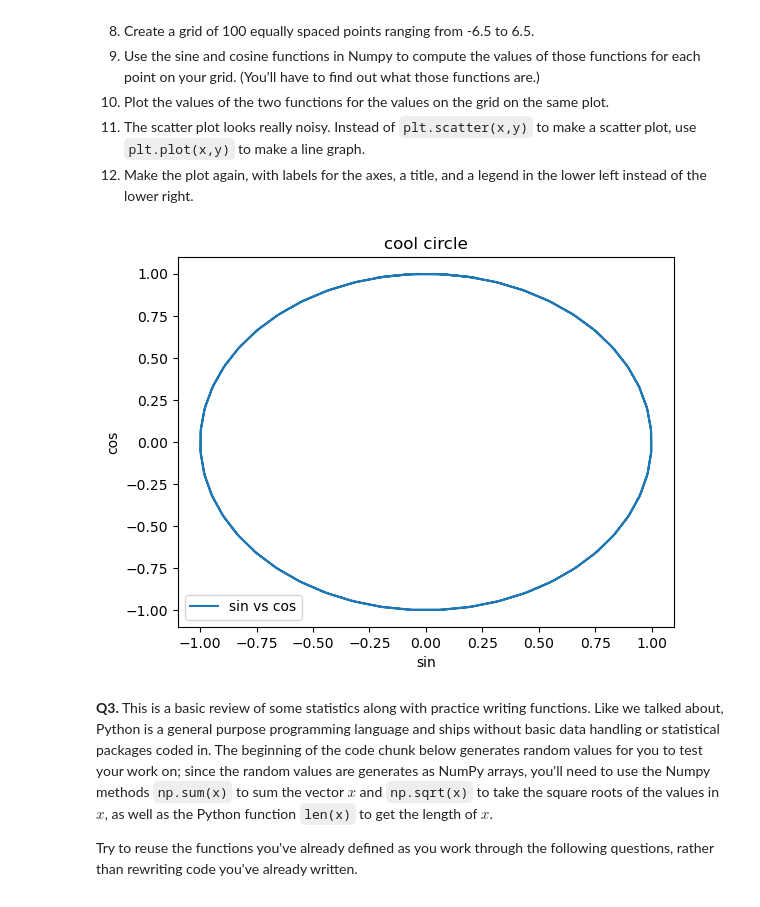
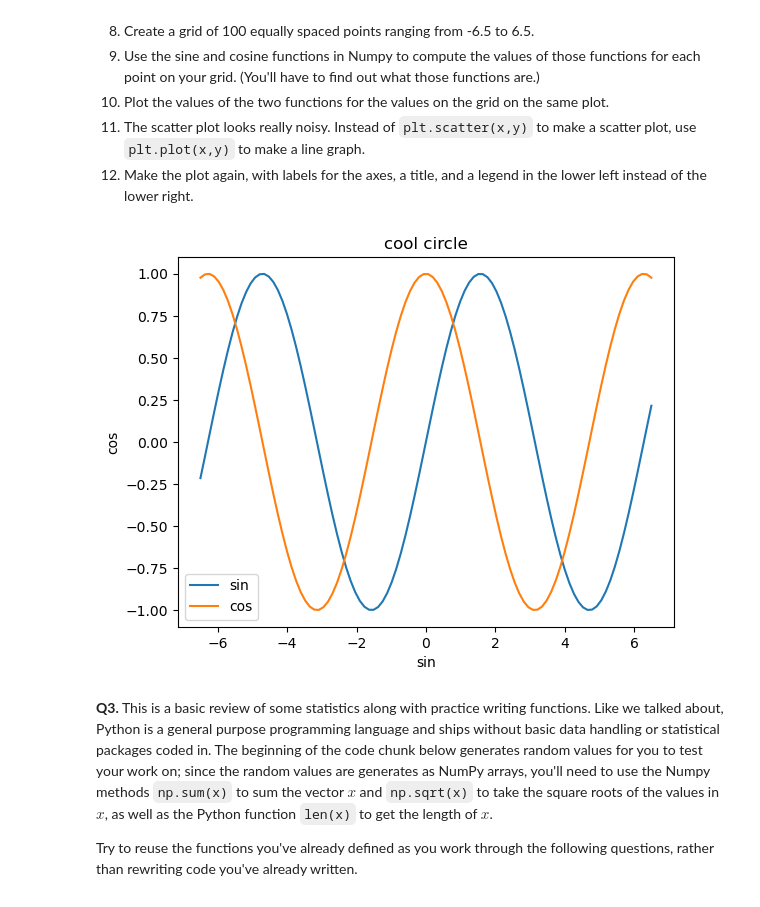
Before and after one commit to You-Gao/programming, a Jupyter notebook: assignment/assignment/assignment_programming.ipynb, the cells around one changed output. Drawn from its saved outputs; the diff is of its cells as text; code cells hidden in the pictures.

```diff
--- a/assignment/assignment/assignment_programming.ipynb
+++ b/assignment/assignment/assignment_programming.ipynb
@@ -45,30 +45,31 @@ Now do it again, with slightly less direction:
 # %%
 import numpy as np
 import matplotlib.pyplot as plt
 
 # Q2 directed
 # x = np.linspace(0,1,50)
 # y = np.log(x)
 # z = np.exp(y)
 
 # plt.scatter(y,z)
 
 # plt.xlabel("logarithm")
 # plt.ylabel("exponential")
 # plt.title("Natural Log and Exponential Functions")
 
 x = np.linspace(-6.5,6.5,100)
 y = np.sin(x)
 z = np.cos(x)
 
-plt.plot(y,z, label="sin vs cos")
+plt.plot(x,y, label="sin")
+plt.plot(x,z, label="cos")
 plt.xlabel("sin")
 plt.ylabel("cos")
 plt.legend(loc="lower left")
 plt.title("cool circle")
 plt.show()
 # %% [output]
-[figure, old version]
+[figure, new version]
 # %% [markdown]
 **Q3.** This is a basic review of some statistics along with practice writing functions. Like we talked about, Python is a general purpose programming language and ships without basic data handling or statistical packages coded in. The beginning of the code chunk below generates random values for you to test your work on; since the random values are generates as NumPy arrays, you'll need to use the Numpy methods `np.sum(x)` to sum the vector $x$ and `np.sqrt(x)` to take the square roots of the values in $x$, as well as the Python function `len(x)` to get the length of $x$.
 
```
Also changed, not shown: parts of 1 cell of this notebook.
